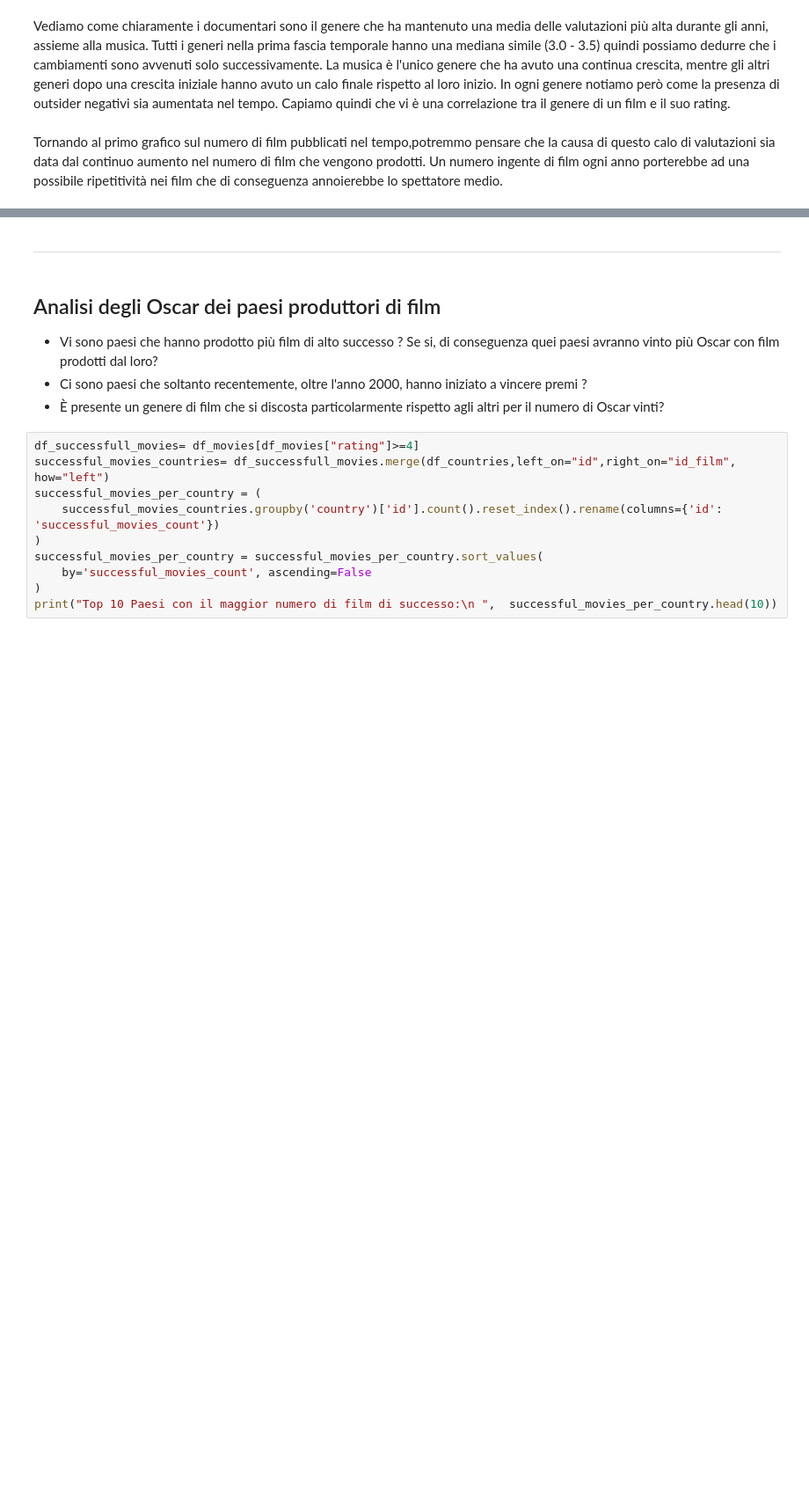
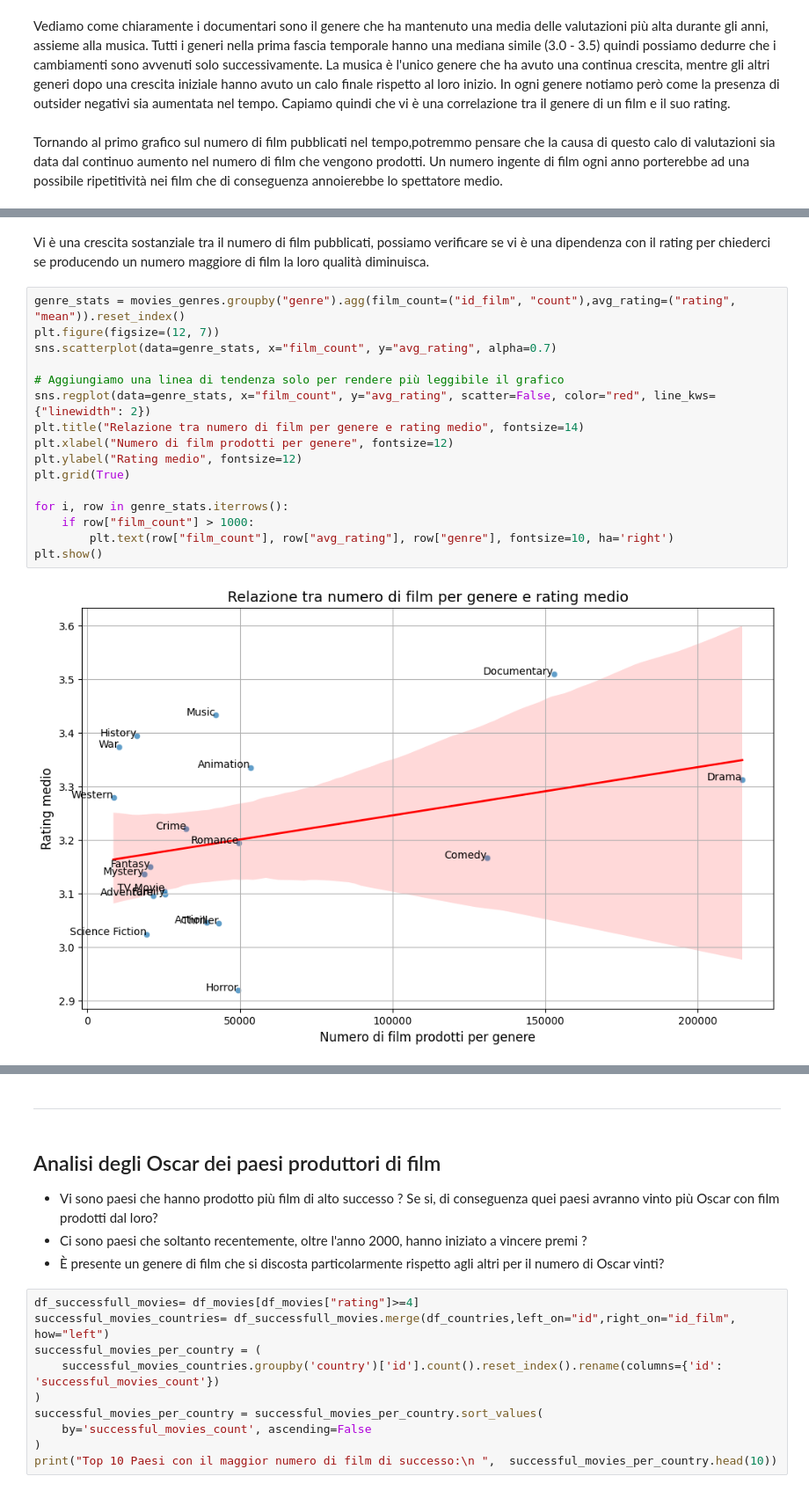
Before and after one commit to GabrieBu/freshcarrots, a Jupyter notebook: ium_Notebook/Cleaning.ipynb, the cells around one changed output, grey strips where cells are left out. Shown at 88% size. Drawn from its saved outputs; the diff is of its cells as text; blank space fills up the shorter version.

```diff
--- a/ium_Notebook/Cleaning.ipynb
+++ b/ium_Notebook/Cleaning.ipynb
@@ -871,0 +841,20 @@ Un numero ingente di film ogni anno porterebbe ad una possibile ripetitività ne
+# %% [markdown]
+Vi è una crescita sostanziale tra il numero di film pubblicati, possiamo verificare se vi è una dipendenza con il rating per chiederci se producendo un numero maggiore di film la loro qualità diminuisca.
+# %%
+genre_stats = movies_genres.groupby("genre").agg(film_count=("id_film", "count"),avg_rating=("rating", "mean")).reset_index()
+plt.figure(figsize=(12, 7))
+sns.scatterplot(data=genre_stats, x="film_count", y="avg_rating", alpha=0.7)
+
+# Aggiungiamo una linea di tendenza solo per rendere più leggibile il grafico
+sns.regplot(data=genre_stats, x="film_count", y="avg_rating", scatter=False, color="red", line_kws={"linewidth": 2})
+plt.title("Relazione tra numero di film per genere e rating medio", fontsize=14)
+plt.xlabel("Numero di film prodotti per genere", fontsize=12)
+plt.ylabel("Rating medio", fontsize=12)
+plt.grid(True)
+
+for i, row in genre_stats.iterrows():
+    if row["film_count"] > 1000:
+        plt.text(row["film_count"], row["avg_rating"], row["genre"], fontsize=10, ha='right')
+plt.show()
+# %% [output]
+[figure, added]
```
Also changed, not shown: parts of 27 cells of this notebook.
